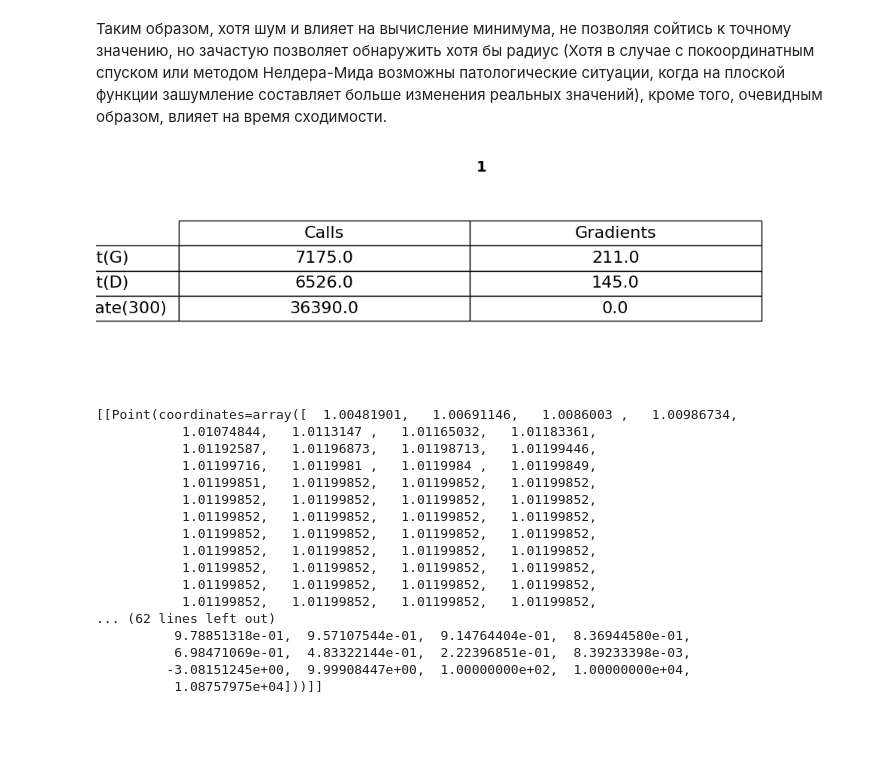
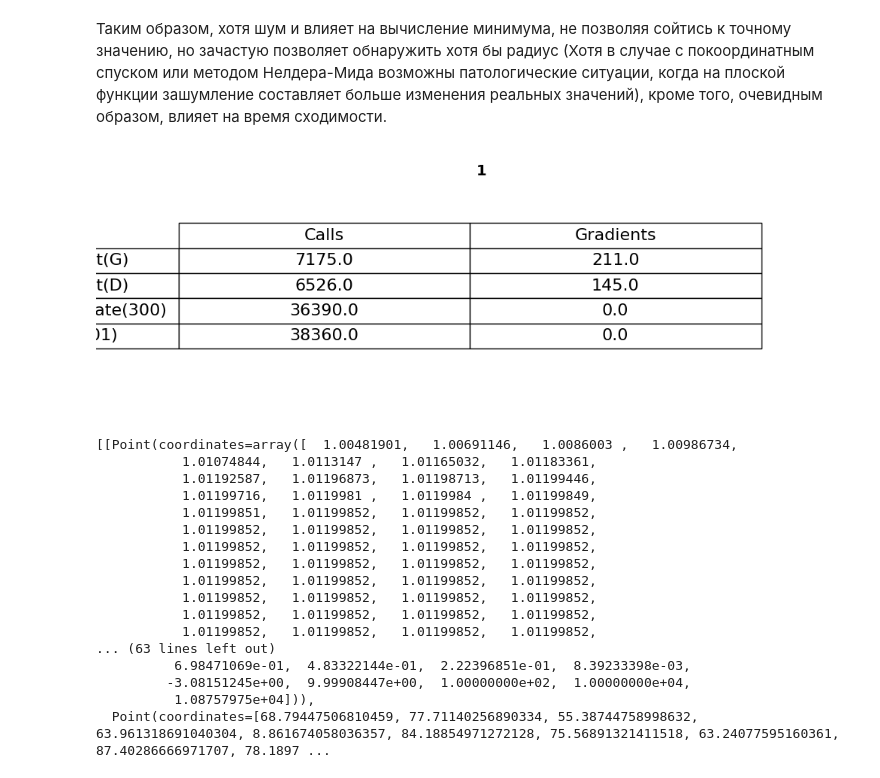
Before and after one commit to Skorniakov-Leonid/Methods-of-optimization, a Jupyter notebook: presentation/lab-1/test.ipynb, the cells around one changed output. Drawn from its saved outputs; the diff is of its cells as text; code cells hidden in the pictures; blank space fills up the shorter version.

```diff
--- a/presentation/lab-1/test.ipynb
+++ b/presentation/lab-1/test.ipynb
@@ -239,30 +242,30 @@ Tester.test([gradient_descent_golden_1, coordinate_descent_1], [base_mulltimodal
 # %%
 
 def f(params: np.ndarray, i: int) -> float:
     return 100 * (params[i] - params[i - 1] ** 2) ** 2 + (1 - params[i - 1]) ** 2
 
 
 def grad(params: np.ndarray):
     res = []
     for j in range(len(params)):
         if j == 0:
             res.append(-400 * params[0] * (params[1] - params[0] ** 2) - 2 * (1 - params[0]))
         elif j == len(params) - 1:
             res.append(200 * (params[j] - params[j - 1] ** 2))
         else:
             res.append(
                 200 * (params[j] - params[j - 1] ** 2) - 400 * params[j] * (params[j + 1] - params[j] ** 2) - 2 * (
                         1 - params[j]))
     return np.array(res, dtype=np.float64)
 
 
 oracul1 = MultiGradientLambdaOracul(f, grad, 20, start_sum=1)
 oracul2 = MultiGradientLambdaOracul(f, grad, 100, start_sum=1)
-Tester.test([gradient_descent_golden, gradient_descent_dichotomy, coordinate_descent_3],
+Tester.test([gradient_descent_golden, gradient_descent_dichotomy, coordinate_descent_3, nm_3],
             [oracul2], start_point=np.array([100 for _ in range(100)]),
             metrics=[CallCount(), GradientCount()], stop_condition=PrecisionCondition(0.001))
 # %% [output]
-[figure, old version]
+[figure, new version]
 [[Point(coordinates=array([  1.00481901,   1.00691146,   1.0086003 ,   1.00986734,
            1.01074844,   1.0113147 ,   1.01165032,   1.01183361,
            1.01192587,   1.01196873,   1.01198713,   1.01199446,
@@ -275,9 +278,9 @@ Tester.test([gradient_descent_golden, gradient_descent_dichotomy, coordinate_des
            1.01199852,   1.01199852,   1.01199852,   1.01199852,
            1.01199852,   1.01199852,   1.01199852,   1.01199852,
            1.01199852,   1.01199852,   1.01199852,   1.01199852,
-... (62 lines left out)
-          9.78851318e-01,  9.57107544e-01,  9.14764404e-01,  8.36944580e-01,
+... (63 lines left out)
           6.98471069e-01,  4.83322144e-01,  2.22396851e-01,  8.39233398e-03,
          -3.08151245e+00,  9.99908447e+00,  1.00000000e+02,  1.00000000e+04,
-          1.08757975e+04]))]]
+          1.08757975e+04])),
+  Point(coordinates=[68.79447506810459, 77.71140256890334, 55.38744758998632, 63.961318691040304, 8.861674058036357, 84.18854971272128, 75.56891321411518, 63.24077595160361, 87.40286666971707, 78.1897 ...
 # %%
```
Also changed, not shown: parts of 4 cells of this notebook, 1 other file.
